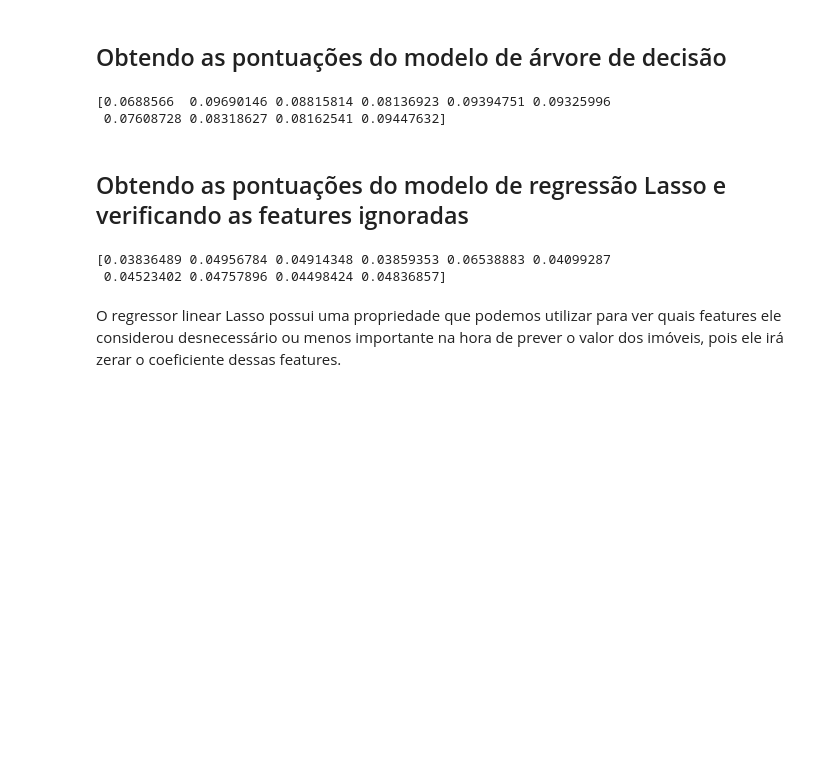
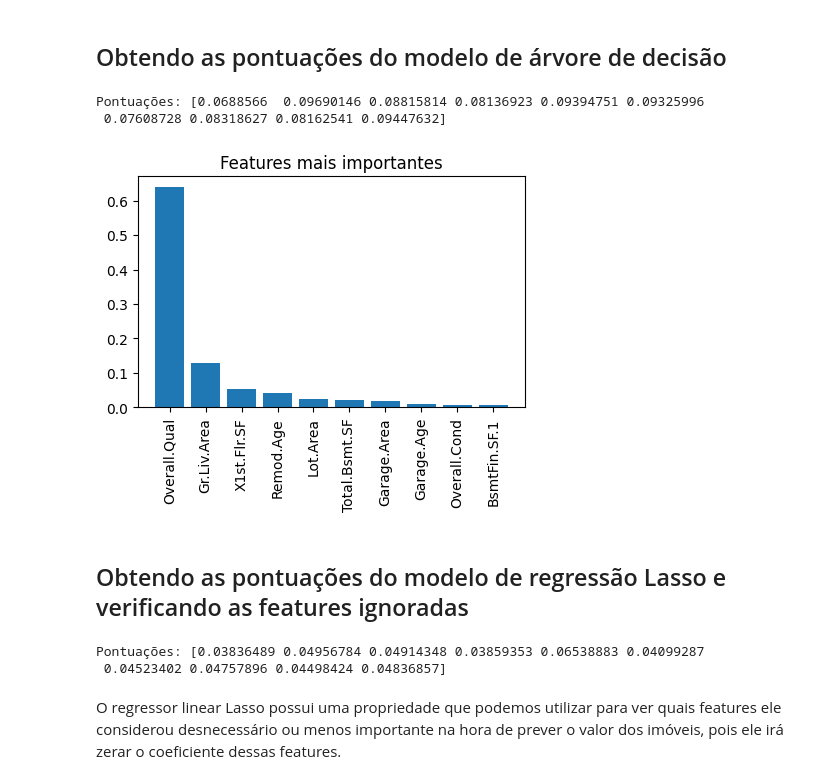
Before and after one commit to GustavoAntony/AmesML, a Jupyter notebook: notebooks/03_linear_regression_modeling.ipynb, the cells around one changed output. Drawn from its saved outputs; the diff is of its cells as text; code cells hidden in the pictures; blank space fills up the shorter version.

```diff
--- a/notebooks/03_linear_regression_modeling.ipynb
+++ b/notebooks/03_linear_regression_modeling.ipynb
@@ -488,3 +490,17 @@ LinearRegression()
+# %%
+def plot_importances(data_columns, feature_importances,title="Features mais importantes"):
+    l = zip(data_columns, feature_importances)
+    sorted_list = sorted(l, key=lambda x: x[1], reverse=True)
+    dict_importances = {col : importance for col, importance in sorted_list}
+    dict_plot = dict(list(dict_importances.items())[0:10])
+    x_plot = list(dict_plot.keys())
+    y_plot = list(dict_plot.values())
+    #ploting the graph
+    plt.figure(figsize=(5,3))
+    plt.title(title)
+    plt.bar(x_plot, y_plot)
+    plt.xticks(rotation=90)
+    plt.show()
 # %% [markdown]
 ## Obtendo as pontuações do modelo linear
 # %%
@@ -504,34 +520,37 @@ Pontuações: [0.03760098 0.04949325 0.0513448  0.03863159 0.06514478 0.0416779
 # %%
 from sklearn.model_selection import GridSearchCV, cross_val_score
 from sklearn.tree import DecisionTreeRegressor
 
 # Vamos procurar os melhores parâmetros para o DecisionTreeRegressor.
 grid_search = GridSearchCV(
     DecisionTreeRegressor(random_state=RANDOM_SEED),
     {'max_depth': [2, 4, 6, 8, 10, 12, 14, 16]},
     cv=4,
     n_jobs=-1,
     scoring='neg_mean_squared_error',
     return_train_score=True
 )
 
 
 grid_search.fit(Xtrain, ytrain)
 
 # Vamos adotar o melhor regressor, ou seja, o DesicionTree com os melhores hiperparâmetros.
 tree = grid_search.best_estimator_
 
 # Agora vamos medir o desempenho deste regressor com validação cruzada.
 tree_scores = cross_val_score(tree, Xtrain, ytrain,
                                     scoring="neg_mean_squared_error", cv=10, n_jobs=-1)
 
 tree_rmse_scores = np.sqrt(-tree_scores)
 
+feature_importances = tree.feature_importances_
 
-print(tree_rmse_scores)
+print(f"Pontuações: {tree_rmse_scores}")
+plot_importances(data_columns, feature_importances,title="Features mais importantes")
 # %% [output]
-[0.0688566  0.09690146 0.08815814 0.08136923 0.09394751 0.09325996
+Pontuações: [0.0688566  0.09690146 0.08815814 0.08136923 0.09394751 0.09325996
  0.07608728 0.08318627 0.08162541 0.09447632]
+[figure, added]
 # %% [markdown]
 ## Obtendo as pontuações do modelo de regressão Lasso e verificando as features ignoradas
 # %%
@@ -559,9 +578,9 @@ lasso_scores = cross_val_score(lasso, Xtrain, ytrain,
 lasso_rmse_scores = np.sqrt(-lasso_scores)
 
 
-print(lasso_rmse_scores)
+print(f"Pontuações: {lasso_rmse_scores}")
 # %% [output]
-[0.03836489 0.04956784 0.04914348 0.03859353 0.06538883 0.04099287
+Pontuações: [0.03836489 0.04956784 0.04914348 0.03859353 0.06538883 0.04099287
  0.04523402 0.04757896 0.04498424 0.04836857]
 # %% [markdown]
 O regressor linear Lasso possui uma propriedade que podemos utilizar para ver quais features ele considerou desnecessário ou menos importante na hora de prever o valor dos imóveis, pois ele irá zerar o coeficiente dessas features.
```
Also changed, not shown: parts of 4 cells of this notebook, 1 other file.
